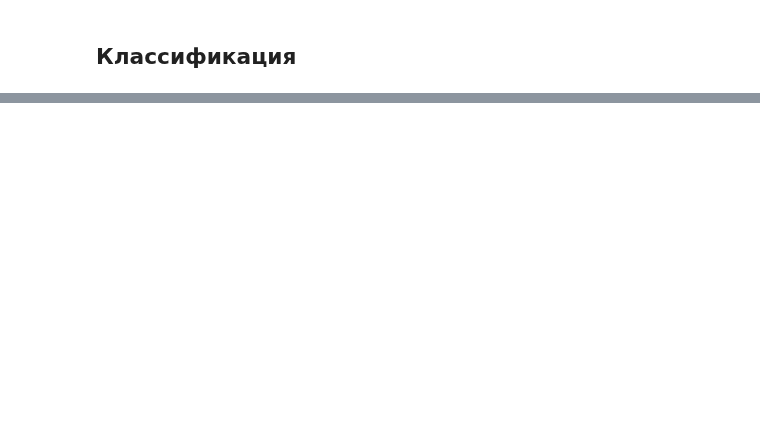
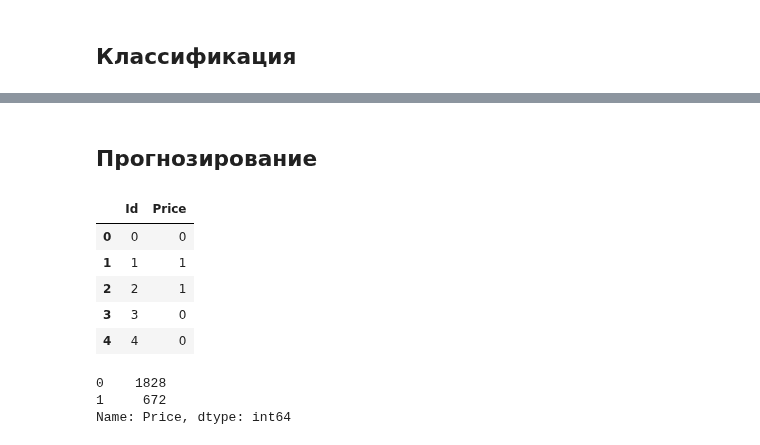
Before and after one commit to PapaCarloSap/AiLessonHomework, a Jupyter notebook: Python_ML_lib_classification/Course_project/dev/draft.ipynb, the cells around one changed output, grey strips where cells are left out. Drawn from its saved outputs; the diff is of its cells as text; code cells hidden in the pictures; blank space fills up the shorter version.

```diff
--- a/Python_ML_lib_classification/Course_project/dev/draft.ipynb
+++ b/Python_ML_lib_classification/Course_project/dev/draft.ipynb
@@ -421,0 +702,7 @@ Credit Default
+# %%
+cv=KFold(n_splits=3, random_state=21, shuffle=True)
+# %%
+%%time
+
+rs = RandomizedSearchCV(model_catb, params, scoring='f1', cv=cv, n_jobs=-1)
+rs.fit(X, y)
@@ -421,0 +808,29 @@ Credit Default
+# %%
+def show_learning_curve_plot(estimator, X, y, cv=3, n_jobs=-1, train_sizes=np.linspace(.1, 1.0, 5)):
+
+    train_sizes, train_scores, test_scores = learning_curve(estimator, X, y,
+                                                            cv=cv,
+                                                            scoring='f1',
+                                                            train_sizes=train_sizes,
+                                                            n_jobs=n_jobs)
+    train_scores_mean = np.mean(train_scores, axis=1)
+    train_scores_std = np.std(train_scores, axis=1)
+    test_scores_mean = np.mean(test_scores, axis=1)
+    test_scores_std = np.std(test_scores, axis=1)
+
+    plt.figure(figsize=(15,8))
+    plt.fill_between(train_sizes, train_scores_mean - train_scores_std,
+                     train_scores_mean + train_scores_std, alpha=0.1, color="r")
+    plt.fill_between(train_sizes, test_scores_mean - test_scores_std,
+                     test_scores_mean + test_scores_std, alpha=0.1, color="g")
+    plt.plot(train_sizes, train_scores_mean, 'o-', color="r",
+             label="Training score")
+    plt.plot(train_sizes, test_scores_mean, 'o-', color="g",
+             label="Cross-validation score")
+
+    plt.title(f"Learning curves ({type(estimator).__name__})")
+    plt.xlabel("Training examples")
+    plt.ylabel("Score")
+    plt.legend(loc="best")
+    plt.grid()
+    plt.show()
@@ -421,0 +854,2 @@ Credit Default
+# %%
+show_learning_curve_plot(final_model, X, y)
@@ -421,0 +872,22 @@ Credit Default
+# %% [markdown]
+## Прогнозирование
+# %%
+df_test_sort_column = df_test[SELECTED_FEATURE_NAMES]
+y_pred = final_model.predict(df_test_sort_column)
+df_preds = pd.DataFrame()
+df_preds['Id'] = df_test.index
+df_preds['Price'] = y_pred
+df_preds.head()
+# %% [output]
+|  | Id | Price |
+| 0 | 0 | 0 |
+| 1 | 1 | 1 |
+| 2 | 2 | 1 |
+| 3 | 3 | 0 |
+| 4 | 4 | 0 |
+# %%
+df_preds['Price'].value_counts()
+# %% [output]
+0    1828
+1     672
+Name: Price, dtype: int64
```
Also changed, not shown: parts of 56 cells of this notebook, 5 other files.
